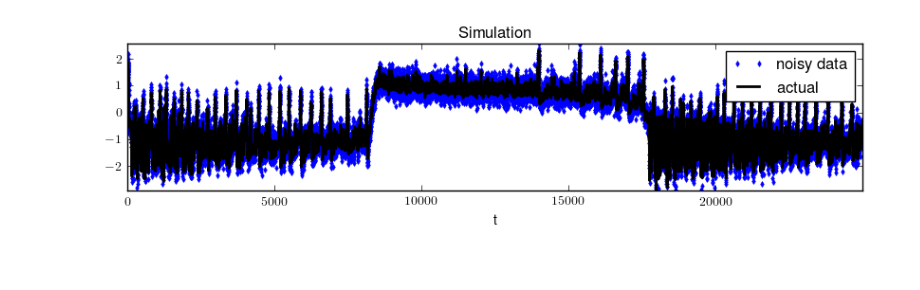
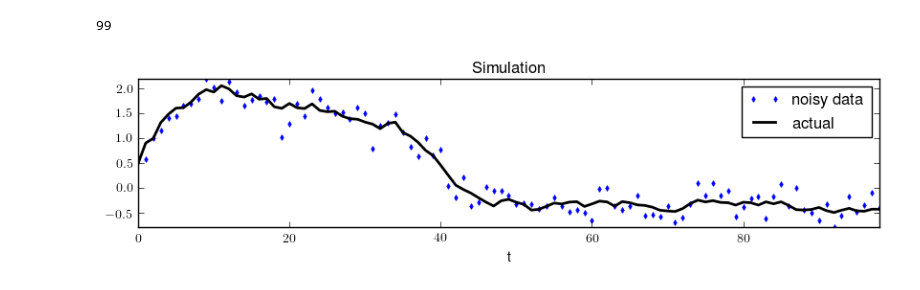
Before and after one commit to eschlaf2/kramer_rotation, a Jupyter notebook: Voss_Kalman.ipynb, the cells around one changed output. Cells and saved outputs as stored; diff of their text form; code cells hidden in the pictures.

Commit message:
functioning and kind of classy

```diff
--- a/Voss_Kalman.ipynb
+++ b/Voss_Kalman.ipynb
@@ -264,0 +276,5 @@ class kalman_parameters:
+# %%
+p = epileptor_model()
+p.total_time = 2500
+p.fix_integration_parameters()
+generate_simulation(p)
@@ -265,5 +283,5 @@ class kalman_parameters:
 # %%
-def unscented_kalman(p):
+def unscented_kalman(p=epileptor_model()):
     '''Uses global vars for now'''
     global estimated_state, Pxx, Ks, errors
     for k in range(1,p.num_samples):
@@ -294,7 +312,7 @@ def print_results(p,augmented_state,estimated_state):
         print('{0:15s}{1}'.format(key+':',str(value)))
     return results
 
-def plot_simulated_data(p=kalman_parameters()):
+def plot_simulated_data(p=epileptor_model()):
     '''Plot simulation'''
     plt.rc('text', usetex=True)
     plt.figure(figsize=(10,2))
@@ -305,7 +323,7 @@ def plot_simulated_data(p=kalman_parameters()):
     plt.axis('tight')
     plt.title('Simulation')
 
-def plot_filter_results(p=kalman_parameters()):
+def plot_filter_results(p=epileptor_model()):
     '''Plots results of Kalman filtering'''
     plt.rc('text', usetex=True)
     plt.figure(figsize=(10,2))
@@ -330,16 +348,12 @@ def plot_filter_results(p=kalman_parameters()):
     plt.show()
 # %%
 # Generate true trajectory
-def integrate_model(p, initial_conditions):
-    true_state = np.zeros((len(initial_conditions),p.num_samples)) # allocate
-    true_state[:,0] = initial_conditions
+def integrate_model(p):
+    true_state = np.zeros((len(p.initial_conditions),p.num_samples)) # allocate
+    true_state[:,0] = p.initial_conditions
     for n in range(p.num_samples-1):
         x_temp = true_state[:,n]
-        true_state[:,n+1] = integrator(steps=p.steps_per_sample,
-                                         function=model_function,
-                                         state=x_temp, params=p.parameters[:,n],
-                                         dt=p.dt_integrate,
-                                         noise=p.noise)
+        true_state[:,n+1] = p.integrate(state=x_temp, params=p.parameters[:,n])
     return true_state
 # %%
 def generate_simulation(p):
@@ -351,7 +365,7 @@ def generate_simulation(p):
     global observation_sigmas, parameters, augmented_state, Q, R, Pxx, noisy_data
 
     # Simulate model
-    true_state = integrate_model(p,initial_conditions)
+    true_state = integrate_model(p)
     augmented_state = np.vstack((p.parameters*np.ones((p.dims_params,p.num_samples)),true_state)) if p.dims_params > 0 else true_state
     dims_augmented_state = p.dims_params+p.dims_state_vars
     Pxx = np.zeros((dims_augmented_state,dims_augmented_state,p.num_samples))
@@ -367,7 +381,10 @@ def generate_simulation(p):
 
     plot_simulated_data()
 # %%
-p = kalman_parameters()
+p = epileptor_model()
+p.total_time = 2500
 generate_simulation(p)
+p.num_samples
 # %% [output]
+99
-[figure, old version]
+[figure, new version]
```
Also changed, not shown: parts of 8 cells of this notebook.
